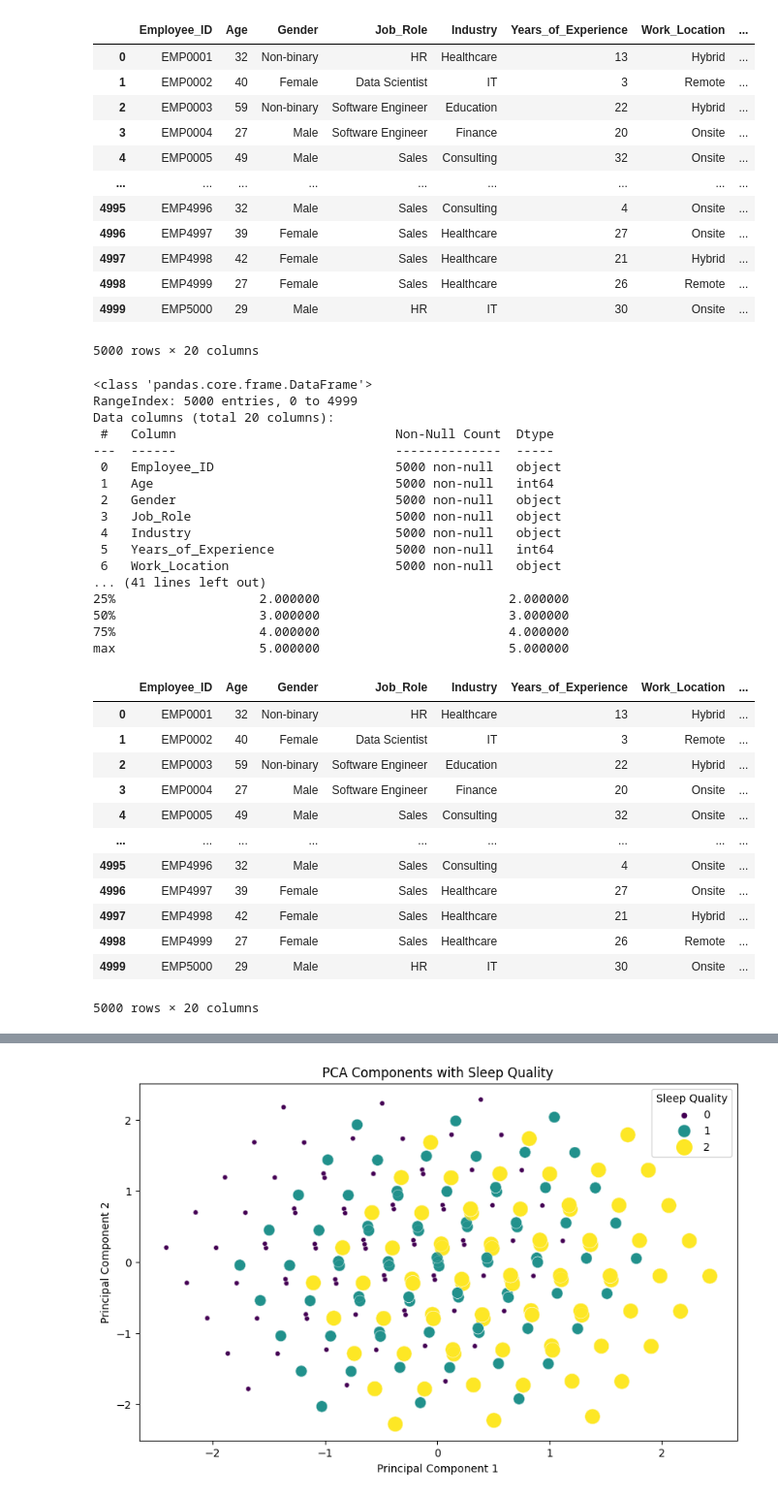
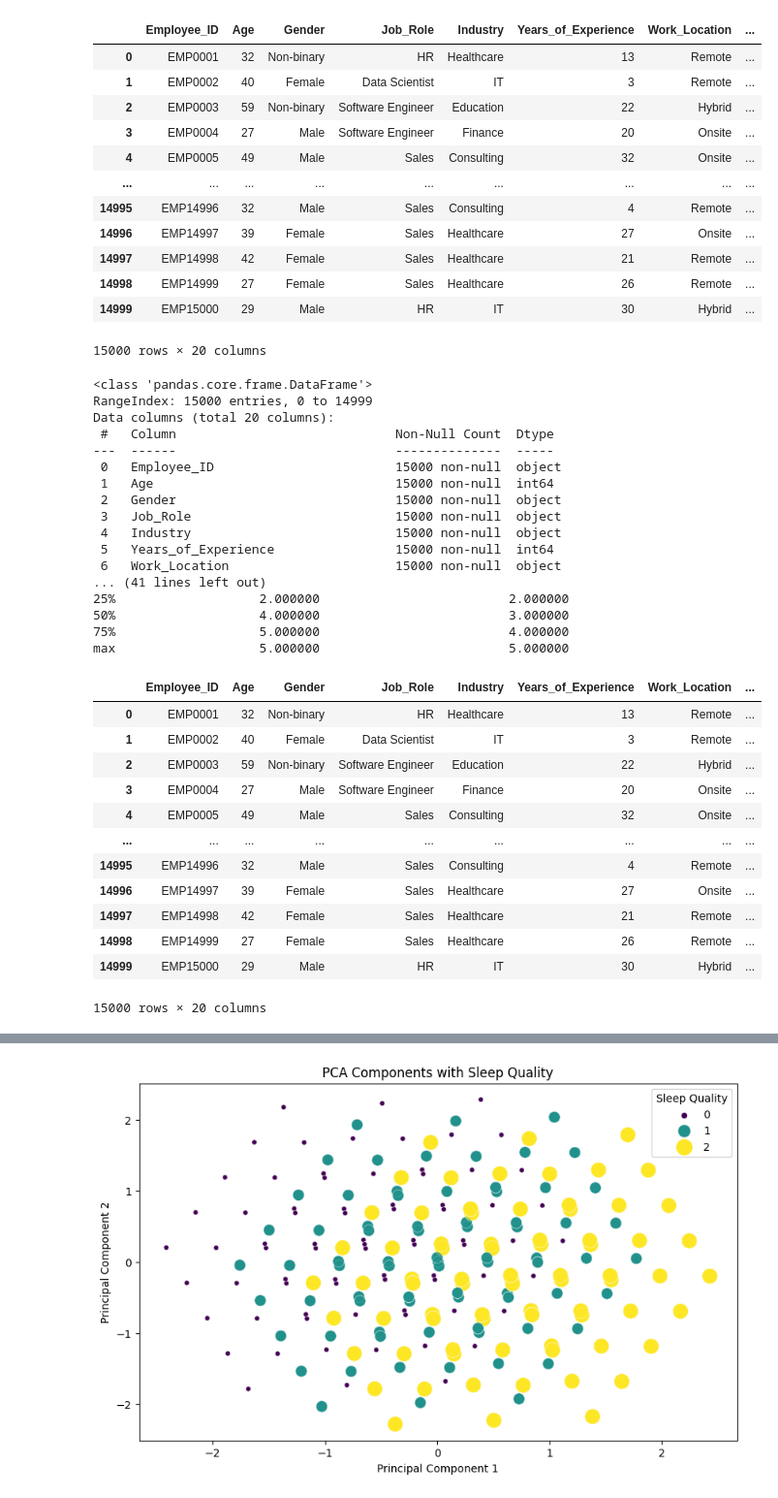
Before and after one commit to thecolombian/Unlocking_happiness, a Jupyter notebook: mariem_project4/SleepRegions.ipynb, the cells around one changed output, grey strips where cells are left out. Shown at 97% size. Cells and saved outputs as stored; diff of their text form; code cells hidden in the pictures.

```diff
--- a/mariem_project4/SleepRegions.ipynb
+++ b/mariem_project4/SleepRegions.ipynb
@@ -2,43 +2,43 @@
 import pandas as pd
 import hvplot.pandas
 # %%
-sleep_remote_df=pd.read_csv('Impact_of_Remote_Work_on_Mental_Health.csv')
+sleep_remote_df=pd.read_csv('3X-Tripled_Dataset_With_Unique_Employee_IDs.csv')
 
 sleep_remote_df
 # %% [output]
 |  | Employee_ID | Age | Gender | Job_Role | Industry | Years_of_Experience | Work_Location | ... |
-| 0 | EMP0001 | 32 | Non-binary | HR | Healthcare | 13 | Hybrid | ... |
+| 0 | EMP0001 | 32 | Non-binary | HR | Healthcare | 13 | Remote | ... |
 | 1 | EMP0002 | 40 | Female | Data Scientist | IT | 3 | Remote | ... |
 | 2 | EMP0003 | 59 | Non-binary | Software Engineer | Education | 22 | Hybrid | ... |
 | 3 | EMP0004 | 27 | Male | Software Engineer | Finance | 20 | Onsite | ... |
 | 4 | EMP0005 | 49 | Male | Sales | Consulting | 32 | Onsite | ... |
 | ... | ... | ... | ... | ... | ... | ... | ... | ... |
-| 4995 | EMP4996 | 32 | Male | Sales | Consulting | 4 | Onsite | ... |
-| 4996 | EMP4997 | 39 | Female | Sales | Healthcare | 27 | Onsite | ... |
-| 4997 | EMP4998 | 42 | Female | Sales | Healthcare | 21 | Hybrid | ... |
-| 4998 | EMP4999 | 27 | Female | Sales | Healthcare | 26 | Remote | ... |
-| 4999 | EMP5000 | 29 | Male | HR | IT | 30 | Onsite | ... |
+| 14995 | EMP14996 | 32 | Male | Sales | Consulting | 4 | Remote | ... |
+| 14996 | EMP14997 | 39 | Female | Sales | Healthcare | 27 | Onsite | ... |
+| 14997 | EMP14998 | 42 | Female | Sales | Healthcare | 21 | Remote | ... |
+| 14998 | EMP14999 | 27 | Female | Sales | Healthcare | 26 | Remote | ... |
+| 14999 | EMP15000 | 29 | Male | HR | IT | 30 | Hybrid | ... |
-5000 rows × 20 columns
+15000 rows × 20 columns
 # %%
 print(sleep_remote_df.info())
 print(sleep_remote_df.describe())
 # %% [output]
 <class 'pandas.core.frame.DataFrame'>
-RangeIndex: 5000 entries, 0 to 4999
+RangeIndex: 15000 entries, 0 to 14999
 Data columns (total 20 columns):
  #   Column                             Non-Null Count  Dtype
 ---  ------                             --------------  -----
- 0   Employee_ID                        5000 non-null   object
- 1   Age                                5000 non-null   int64
- 2   Gender                             5000 non-null   object
- 3   Job_Role                           5000 non-null   object
- 4   Industry                           5000 non-null   object
- 5   Years_of_Experience                5000 non-null   int64
- 6   Work_Location                      5000 non-null   object
+ 0   Employee_ID                        15000 non-null  object
+ 1   Age                                15000 non-null  int64
+ 2   Gender                             15000 non-null  object
+ 3   Job_Role                           15000 non-null  object
+ 4   Industry                           15000 non-null  object
+ 5   Years_of_Experience                15000 non-null  int64
+ 6   Work_Location                      15000 non-null  object
 ... (41 lines left out)
 25%                   2.000000                         2.000000
-50%                   3.000000                         3.000000
-75%                   4.000000                         4.000000
+50%                   4.000000                         3.000000
+75%                   5.000000                         4.000000
 max                   5.000000                         5.000000
 # %%
 # Drop rows with missing values in critical columns
@@ -46,18 +46,18 @@ sleep_remote_df.dropna(subset=['Sleep_Quality', 'Work_Location', 'Region'], inpl
 sleep_remote_df
 # %% [output]
 |  | Employee_ID | Age | Gender | Job_Role | Industry | Years_of_Experience | Work_Location | ... |
-| 0 | EMP0001 | 32 | Non-binary | HR | Healthcare | 13 | Hybrid | ... |
+| 0 | EMP0001 | 32 | Non-binary | HR | Healthcare | 13 | Remote | ... |
 | 1 | EMP0002 | 40 | Female | Data Scientist | IT | 3 | Remote | ... |
 | 2 | EMP0003 | 59 | Non-binary | Software Engineer | Education | 22 | Hybrid | ... |
 | 3 | EMP0004 | 27 | Male | Software Engineer | Finance | 20 | Onsite | ... |
 | 4 | EMP0005 | 49 | Male | Sales | Consulting | 32 | Onsite | ... |
 | ... | ... | ... | ... | ... | ... | ... | ... | ... |
-| 4995 | EMP4996 | 32 | Male | Sales | Consulting | 4 | Onsite | ... |
-| 4996 | EMP4997 | 39 | Female | Sales | Healthcare | 27 | Onsite | ... |
-| 4997 | EMP4998 | 42 | Female | Sales | Healthcare | 21 | Hybrid | ... |
-| 4998 | EMP4999 | 27 | Female | Sales | Healthcare | 26 | Remote | ... |
-| 4999 | EMP5000 | 29 | Male | HR | IT | 30 | Onsite | ... |
+| 14995 | EMP14996 | 32 | Male | Sales | Consulting | 4 | Remote | ... |
+| 14996 | EMP14997 | 39 | Female | Sales | Healthcare | 27 | Onsite | ... |
+| 14997 | EMP14998 | 42 | Female | Sales | Healthcare | 21 | Remote | ... |
+| 14998 | EMP14999 | 27 | Female | Sales | Healthcare | 26 | Remote | ... |
+| 14999 | EMP15000 | 29 | Male | HR | IT | 30 | Hybrid | ... |
-5000 rows × 20 columns
+15000 rows × 20 columns
 # %%
 # Encode the Sleep_Quality and Work_Location
 sleep_remote_df['Sleep_Quality'] = label_encoder.fit_transform(sleep_remote_df['Sleep_Quality'])
```
Also changed, not shown: parts of 2 cells of this notebook, 6 other files.
